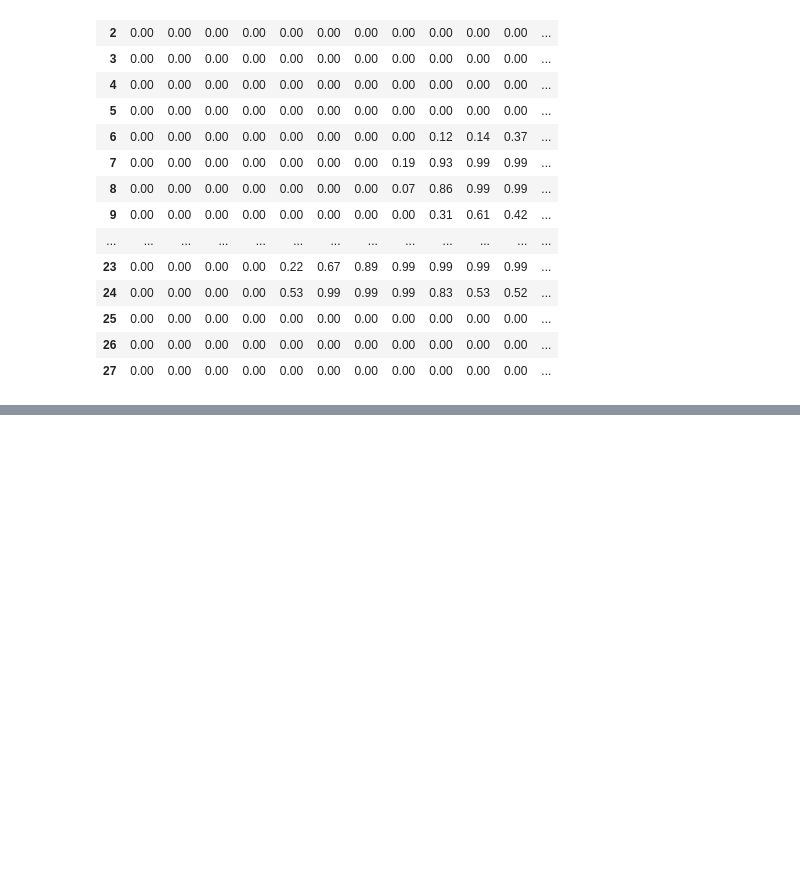
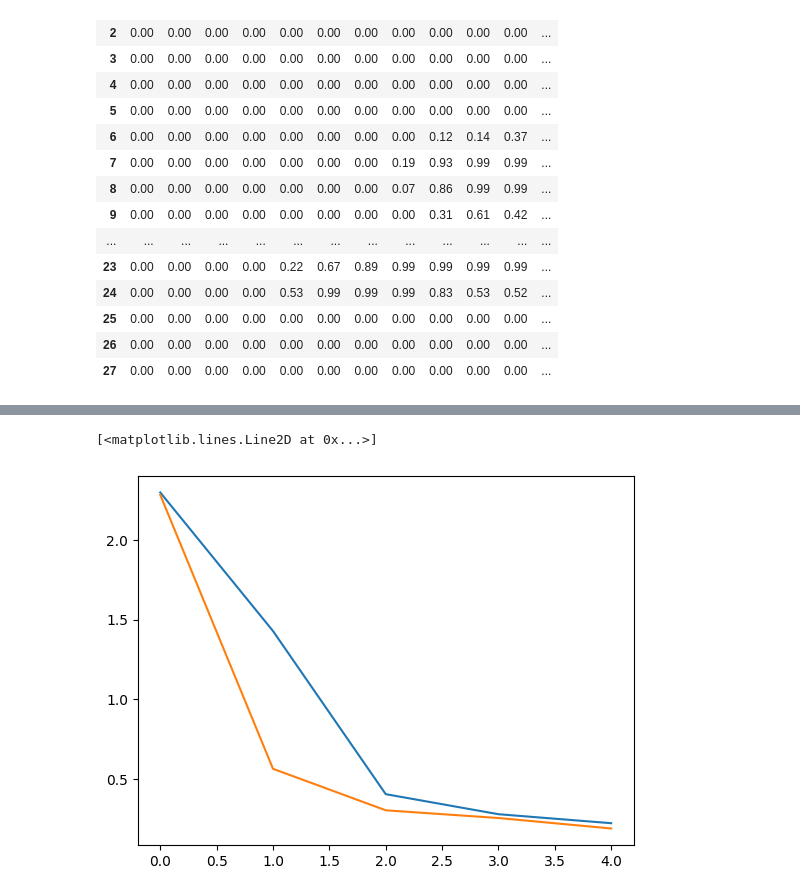
Before and after one commit to yunozon/deeplearing-study-kame, a Jupyter notebook: work/part2_convolution.ipynb, the cells around one changed output, grey strips where cells are left out. Saved outputs shown, nothing was run; the diff lists cells and outputs as text; code cells hidden in the pictures; blank space fills up the shorter version.

```diff
--- a/work/part2_convolution.ipynb
+++ b/work/part2_convolution.ipynb
@@ -113,0 +207,18 @@ df.style.format(precision=2).set_properties(**{'font-size':'7pt'}).background_gr
+# %%
+# データ準備
+
+# PIL -> tensor, 正規化
+transform = transforms.Compose([
+    transforms.ToTensor(),
+    transforms.Normalize((0.5,), (0.5,))
+])
+
+train_dataset = torchvision.datasets.MNIST('./mnist_data', train=True, download=True,transform=transform )
+val_dataset = torchvision.datasets.MNIST('./mnist_data', train=False, download=True, transform=transform)
+
+# dataloader
+train_loader = DataLoader(train_dataset, batch_size=128, shuffle=True, num_workers=4)
+val_loader = DataLoader(val_dataset, batch_size=128, num_workers=4)
+
+X_train, y_train = next(iter(train_loader))
+X_train.shape
@@ -113,0 +227,14 @@ df.style.format(precision=2).set_properties(**{'font-size':'7pt'}).background_gr
+# %%
+# 学習する
+# もしGPUで学習するなら, optmizerを作る前に
+device = torch.device('cuda' if torch.cuda.is_available() else "cpu")
+conv_model.to(device)
+
+# optimizerを設定
+opt = optim.SGD(conv_model.parameters(), lr=0.03)
+# utils.learn()
+# %%
+start_time = time.time()
+train_losses, val_losses, val_accuracy = utils.learn(conv_model,train_loader,val_loader, opt, loss_func=F.cross_entropy, num_epoch=5)
+end_time = time.time()
+print("かかった時間:",end_time - start_time)
@@ -113,0 +248,7 @@ df.style.format(precision=2).set_properties(**{'font-size':'7pt'}).background_gr
+# %%
+# 学習曲線
+plt.plot(train_losses, label = 'train_losses')
+plt.plot(val_losses, label = 'val_losses')
+# %% [output]
+[<matplotlib.lines.Line2D at 0x...>]
+[figure, added]
```
Also changed, not shown: parts of 11 cells of this notebook, 2 other files.
